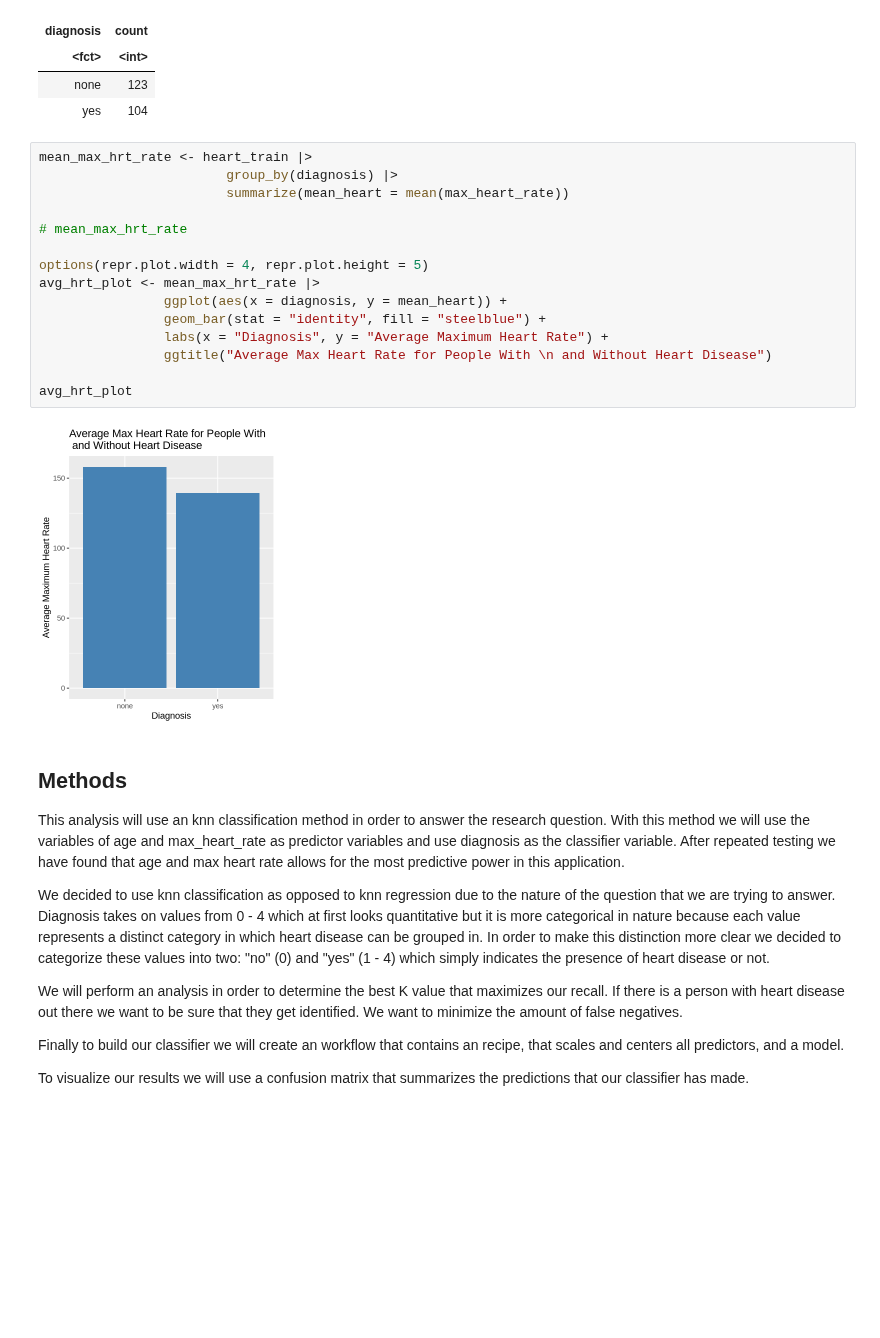
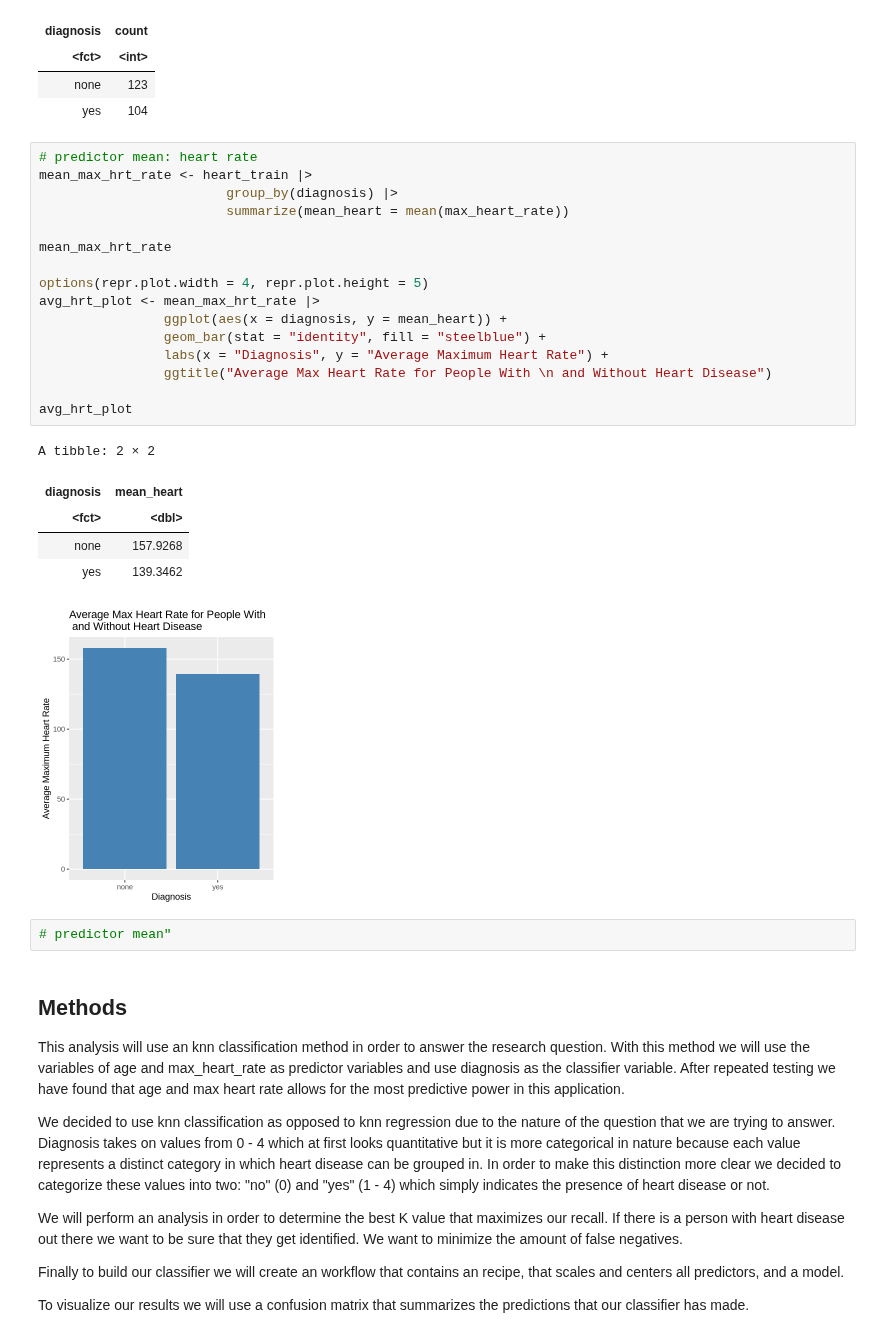
Before and after one commit to ssun05/dsci_100_002_group5_project, a Jupyter notebook: proposal.ipynb, the cells around one changed output. Cells and saved outputs as stored; diff of their text form; blank space fills up the shorter version.

```diff
--- a/proposal.ipynb
+++ b/proposal.ipynb
@@ -76,22 +76,30 @@ A tibble: 2 × 2
 | none | 123 |
 | yes | 104 |
 # %%
+# predictor mean: heart rate
 mean_max_hrt_rate <- heart_train |>
                         group_by(diagnosis) |>
                         summarize(mean_heart = mean(max_heart_rate))
 
-# mean_max_hrt_rate
+mean_max_hrt_rate
 
 options(repr.plot.width = 4, repr.plot.height = 5)
 avg_hrt_plot <- mean_max_hrt_rate |>
                 ggplot(aes(x = diagnosis, y = mean_heart)) +
                 geom_bar(stat = "identity", fill = "steelblue") +
                 labs(x = "Diagnosis", y = "Average Maximum Heart Rate") +
                 ggtitle("Average Max Heart Rate for People With \n and Without Heart Disease")
 
 avg_hrt_plot
 # %% [output]
+A tibble: 2 × 2
+| diagnosis | mean_heart |
+| <fct> | <dbl> |
+| none | 157.9268 |
+| yes | 139.3462 |
 [figure]
+# %%
+# predictor mean"
 # %% [markdown]
 ## Methods
 
```
